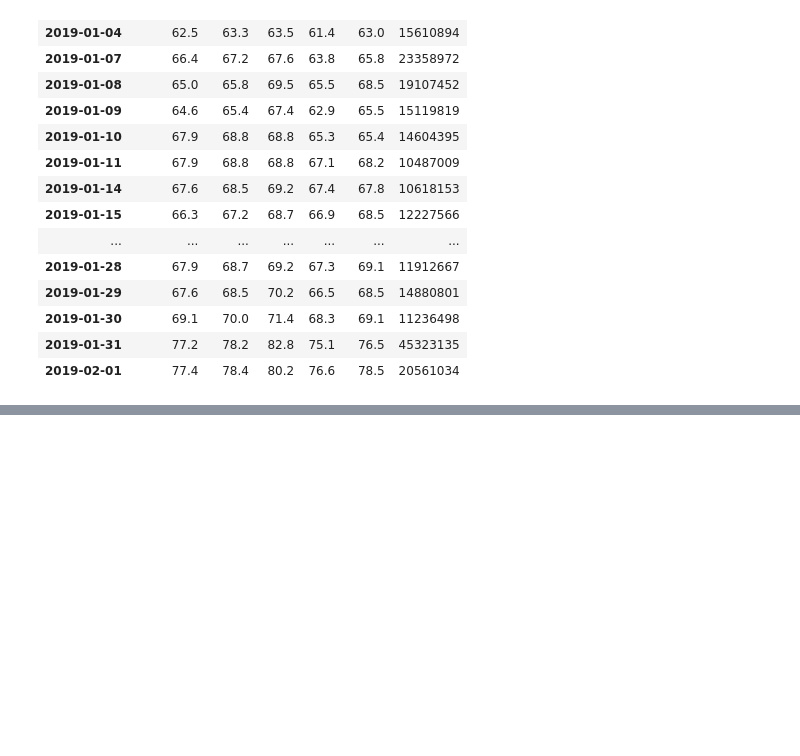
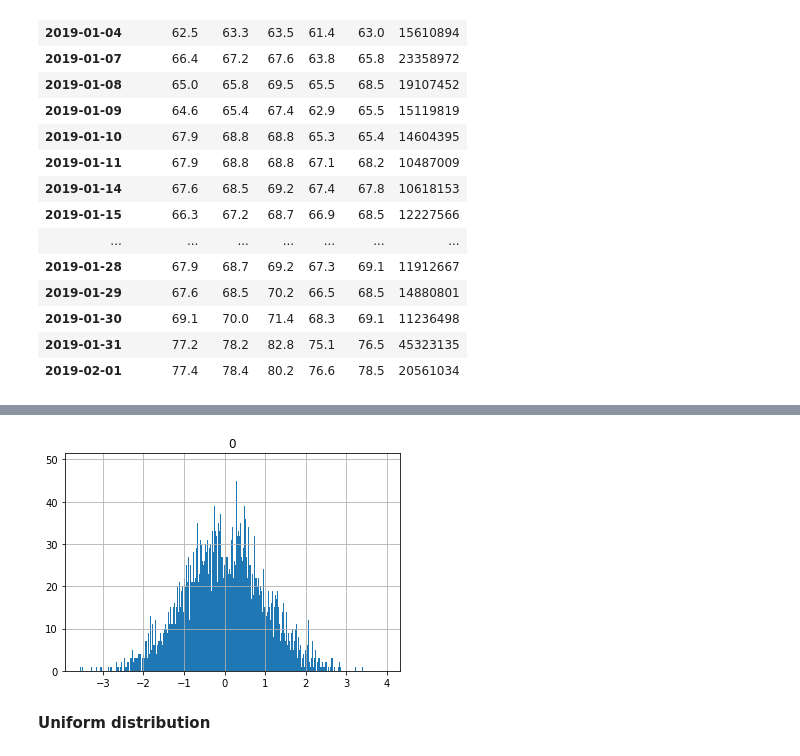
Before and after one commit to Kasimova2022/ml-sagemaker, a Jupyter notebook: fin-ml/introduction.ipynb, the cells around one changed output, grey strips where cells are left out. Drawn from its saved outputs; the diff is of its cells as text; code cells hidden in the pictures; blank space fills up the shorter version.

```diff
--- a/fin-ml/introduction.ipynb
+++ b/fin-ml/introduction.ipynb
@@ -145,0 +178,8 @@ data_web
+# %%
+scaler = StandardScaler().fit(X)
+standardised_X = pd.DataFrame(scaler.fit_transform(X))
+standardised_X.hist(bins=1000);
+# %% [output]
+[figure, added]
+# %% [markdown]
+**Uniform distribution**
```
Also changed, not shown: parts of 21 cells of this notebook.
